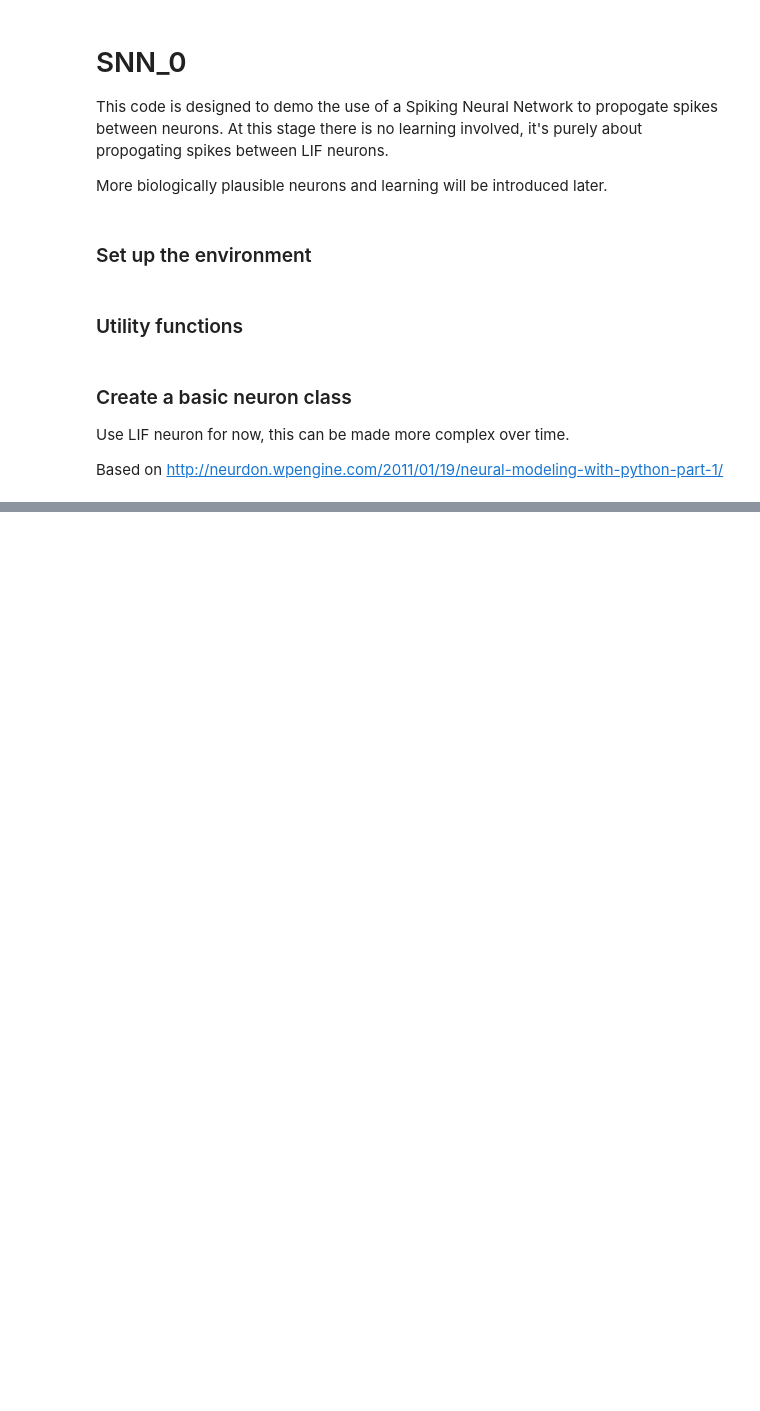
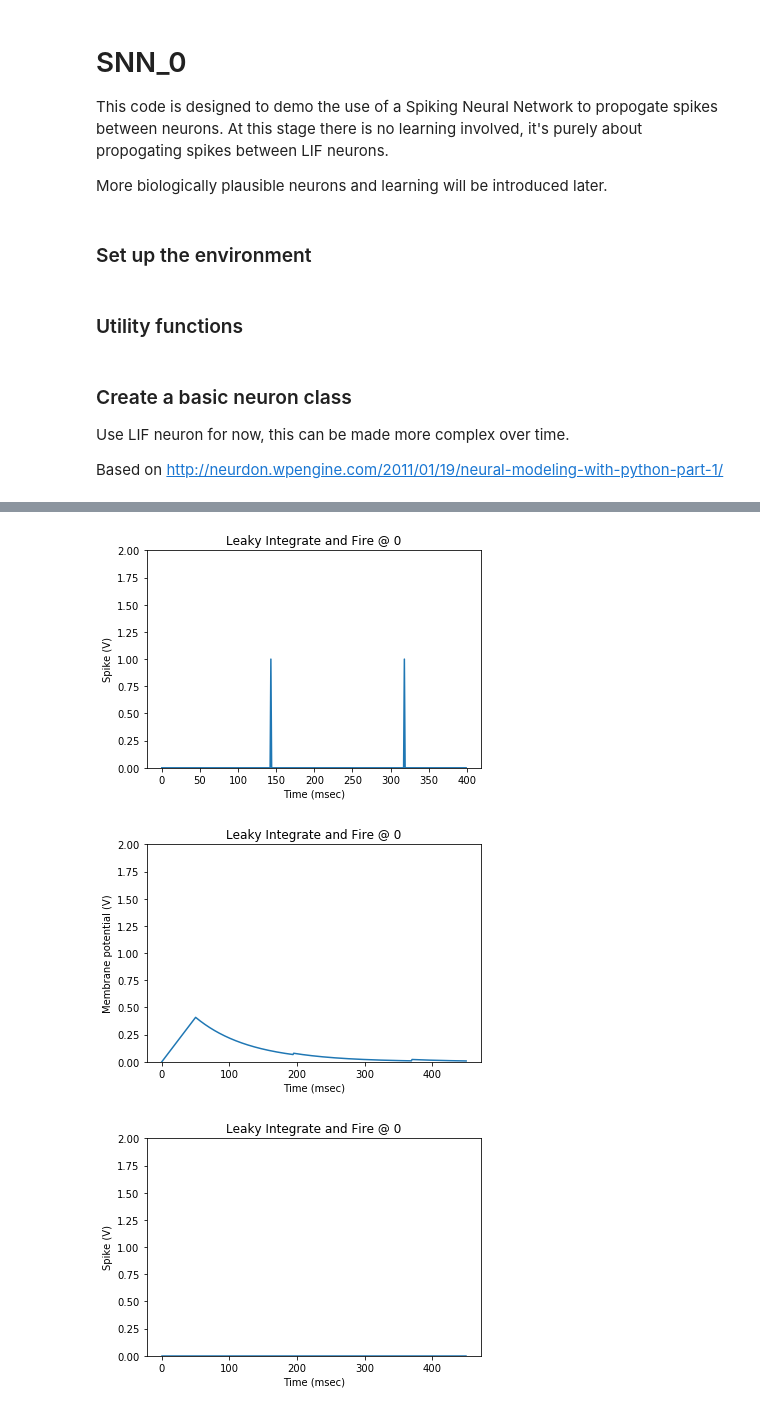
Before and after one commit to markstrefford/Spiking-Neural-Network, a Jupyter notebook: SNN_0.ipynb, the cells around one changed output, grey strips where cells are left out. Saved outputs shown, nothing was run; the diff lists cells and outputs as text; code cells hidden in the pictures; blank space fills up the shorter version.

```diff
--- a/SNN_0.ipynb
+++ b/SNN_0.ipynb
@@ -110,0 +141,2 @@ plot_spikes(neuron_time, neuron_output, neuron_id = "0")
+# %%
+neuron2 = Neuron()
@@ -110,0 +154,10 @@ plot_spikes(neuron_time, neuron_output, neuron_id = "0")
+# %%
+neuron2_time = np.zeros(len(neuron_time))
+neuron2_Vm = np.zeros(len(neuron_Vm))
+neuron2_output = np.zeros(len(neuron_output))
+#for time_step in range(20):   #(len(neuron_time)):
+#print (time_step)
+t, v, o = neuron.spike_generator(neuron_output)   #[time_step], duration=0.25)
+neuron2_time = np.append(neuron2_time,t)
+neuron2_Vm = np.append(neuron2_Vm,v)
+neuron2_output = np.append(neuron2_output, o)
@@ -110,0 +182,8 @@ plot_spikes(neuron_time, neuron_output, neuron_id = "0")
+# %%
+plot_spikes(neuron_time, neuron_output, neuron2.type, neuron_id = "0")
+plot_membrane_potential(neuron2_time, neuron2_Vm, neuron2.type, neuron_id = "0")
+plot_spikes(neuron2_time, neuron2_output, neuron2.type, neuron_id = "0")
+# %% [output]
+[figure, added]
+[figure, added]
+[figure, added]
```
Also changed, not shown: parts of 10 cells of this notebook.
